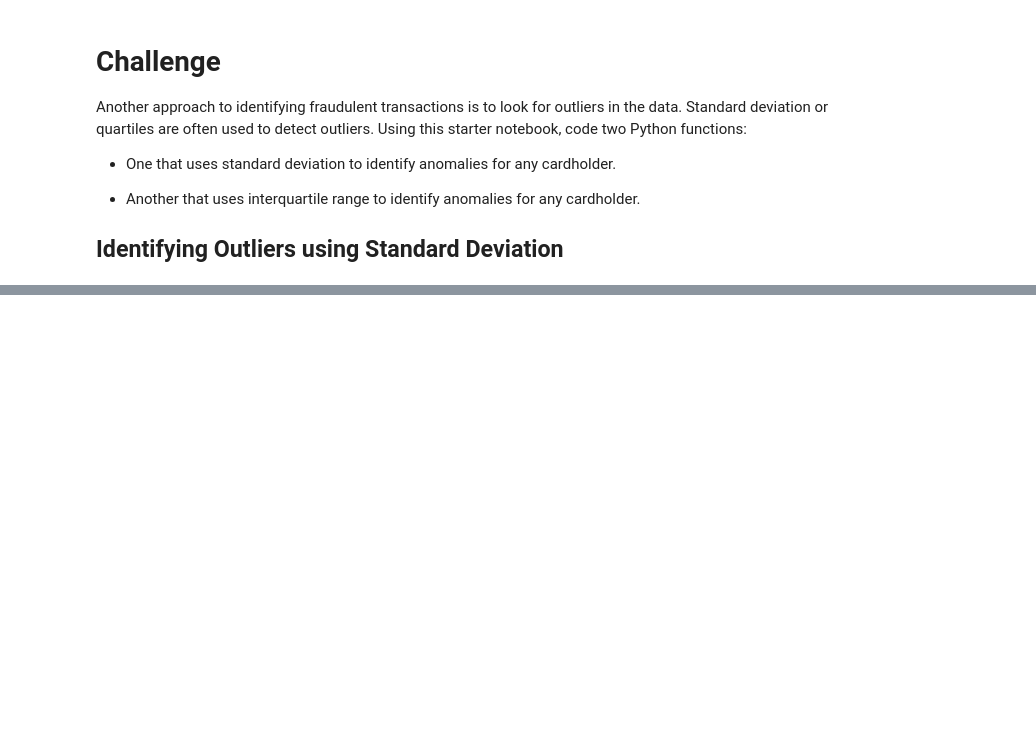
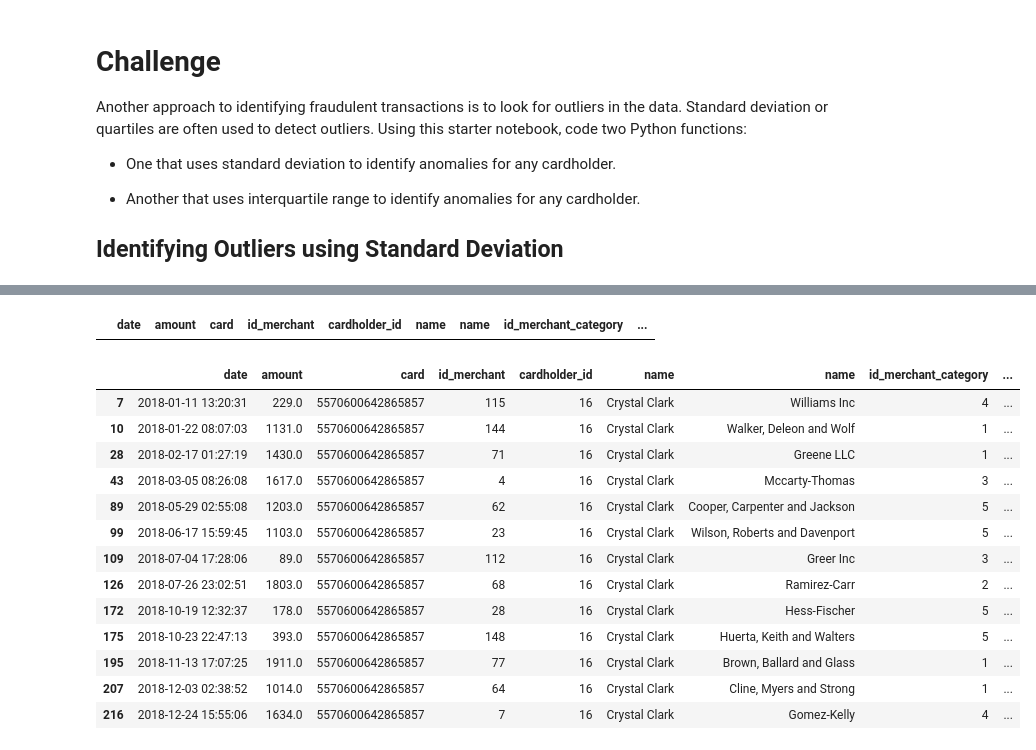
Before and after one commit to MontgomeryG/python-homework, a Jupyter notebook: Module 7 Challenge/Starter_Files/challenge.ipynb, the cells around one changed output, grey strips where cells are left out. Saved outputs shown, nothing was run; the diff lists cells and outputs as text; code cells hidden in the pictures; blank space fills up the shorter version.

```diff
--- a/Module 7 Challenge/Starter_Files/challenge.ipynb
+++ b/Module 7 Challenge/Starter_Files/challenge.ipynb
@@ -29,0 +412,24 @@ engine = create_engine("postgresql://postgres:postgres@localhost:5432/fraud_dete
+# %%
+# Let's continue down the list of credit card holders and see if we can pick up any evidence of anomalous transactions.
+# Cardholder 17
+query2 = """
+SELECT transaction_table.date, transaction_table.amount, transaction_table.card, transaction_table.id_merchant,
+credit_card_table.cardholder_id, card_holder_table.name, merchant_table.name, merchant_table.id_merchant_category,
+merchant_category_table.name
+FROM transaction_table
+JOIN merchant_table ON transaction_table.id_merchant = merchant_table.id
+JOIN merchant_category_table ON merchant_table.id_merchant_category = merchant_category_table.id
+JOIN credit_card_table ON transaction_table.card = credit_card_table.card
+JOIN card_holder_table ON credit_card_table.cardholder_id = card_holder_table.id
+WHERE card_holder_table.id = 17;
+        """
+cc_holder_transactions = pd.read_sql(query2, engine)
+
+numerical_df = cc_holder_transactions[['date', 'amount']]
+numerical_df['date'] = pd.to_datetime(numerical_df['date'])
+numerical_df.set_index('date', inplace=True);
+outliers = find_outliers(numerical_df, threshold=2)
+outliers.reset_index(inplace=True)
+final_df = pd.merge(cc_holder_transactions, outliers, on=['date'], how='left')
+outlier_rows = final_df[final_df['amount_y'] == True]
+outlier_rows
@@ -29,0 +657,55 @@ engine = create_engine("postgresql://postgres:postgres@localhost:5432/fraud_dete
+# %%
+# Cardholder 15
+query2 = """
+SELECT transaction_table.date, transaction_table.amount, transaction_table.card, transaction_table.id_merchant,
+credit_card_table.cardholder_id, card_holder_table.name, merchant_table.name, merchant_table.id_merchant_category,
+merchant_category_table.name
+FROM transaction_table
+JOIN merchant_table ON transaction_table.id_merchant = merchant_table.id
+JOIN merchant_category_table ON merchant_table.id_merchant_category = merchant_category_table.id
+JOIN credit_card_table ON transaction_table.card = credit_card_table.card
+JOIN card_holder_table ON credit_card_table.cardholder_id = card_holder_table.id
+WHERE card_holder_table.id = 15;
+        """
+cc_holder_transactions = pd.read_sql(query2, engine)
+
+outliers = find_outliers_iqr(cc_holder_transactions, 'amount')
+cc_holder_transactions['outliers'] = outliers
+outlier_rows = cc_holder_transactions[cc_holder_transactions['outliers'] == True]
+outlier_rows
+# %% [output]
+|  | date | amount | card | id_merchant | cardholder_id | name | name | id_merchant_category | ... |
+# %%
+# Cardholder 16
+query2 = """
+SELECT transaction_table.date, transaction_table.amount, transaction_table.card, transaction_table.id_merchant,
+credit_card_table.cardholder_id, card_holder_table.name, merchant_table.name, merchant_table.id_merchant_category,
+merchant_category_table.name
+FROM transaction_table
+JOIN merchant_table ON transaction_table.id_merchant = merchant_table.id
+JOIN merchant_category_table ON merchant_table.id_merchant_category = merchant_category_table.id
+JOIN credit_card_table ON transaction_table.card = credit_card_table.card
+JOIN card_holder_table ON credit_card_table.cardholder_id = card_holder_table.id
+WHERE card_holder_table.id = 16;
+        """
+cc_holder_transactions = pd.read_sql(query2, engine)
+
+outliers = find_outliers_iqr(cc_holder_transactions, 'amount')
+cc_holder_transactions['outliers'] = outliers
+outlier_rows = cc_holder_transactions[cc_holder_transactions['outliers'] == True]
+outlier_rows
+# %% [output]
+|  | date | amount | card | id_merchant | cardholder_id | name | name | id_merchant_category | ... |
+| 7 | 2018-01-11 13:20:31 | 229.0 | 5570600642865857 | 115 | 16 | Crystal Clark | Williams Inc | 4 | ... |
+| 10 | 2018-01-22 08:07:03 | 1131.0 | 5570600642865857 | 144 | 16 | Crystal Clark | Walker, Deleon and Wolf | 1 | ... |
+| 28 | 2018-02-17 01:27:19 | 1430.0 | 5570600642865857 | 71 | 16 | Crystal Clark | Greene LLC | 1 | ... |
+| 43 | 2018-03-05 08:26:08 | 1617.0 | 5570600642865857 | 4 | 16 | Crystal Clark | Mccarty-Thomas | 3 | ... |
+| 89 | 2018-05-29 02:55:08 | 1203.0 | 5570600642865857 | 62 | 16 | Crystal Clark | Cooper, Carpenter and Jackson | 5 | ... |
+| 99 | 2018-06-17 15:59:45 | 1103.0 | 5570600642865857 | 23 | 16 | Crystal Clark | Wilson, Roberts and Davenport | 5 | ... |
+| 109 | 2018-07-04 17:28:06 | 89.0 | 5570600642865857 | 112 | 16 | Crystal Clark | Greer Inc | 3 | ... |
+| 126 | 2018-07-26 23:02:51 | 1803.0 | 5570600642865857 | 68 | 16 | Crystal Clark | Ramirez-Carr | 2 | ... |
+| 172 | 2018-10-19 12:32:37 | 178.0 | 5570600642865857 | 28 | 16 | Crystal Clark | Hess-Fischer | 5 | ... |
+| 175 | 2018-10-23 22:47:13 | 393.0 | 5570600642865857 | 148 | 16 | Crystal Clark | Huerta, Keith and Walters | 5 | ... |
+| 195 | 2018-11-13 17:07:25 | 1911.0 | 5570600642865857 | 77 | 16 | Crystal Clark | Brown, Ballard and Glass | 1 | ... |
+| 207 | 2018-12-03 02:38:52 | 1014.0 | 5570600642865857 | 64 | 16 | Crystal Clark | Cline, Myers and Strong | 1 | ... |
+| 216 | 2018-12-24 15:55:06 | 1634.0 | 5570600642865857 | 7 | 16 | Crystal Clark | Gomez-Kelly | 4 | ... |
```
Also changed, not shown: parts of 46 cells of this notebook, 3 other files.
